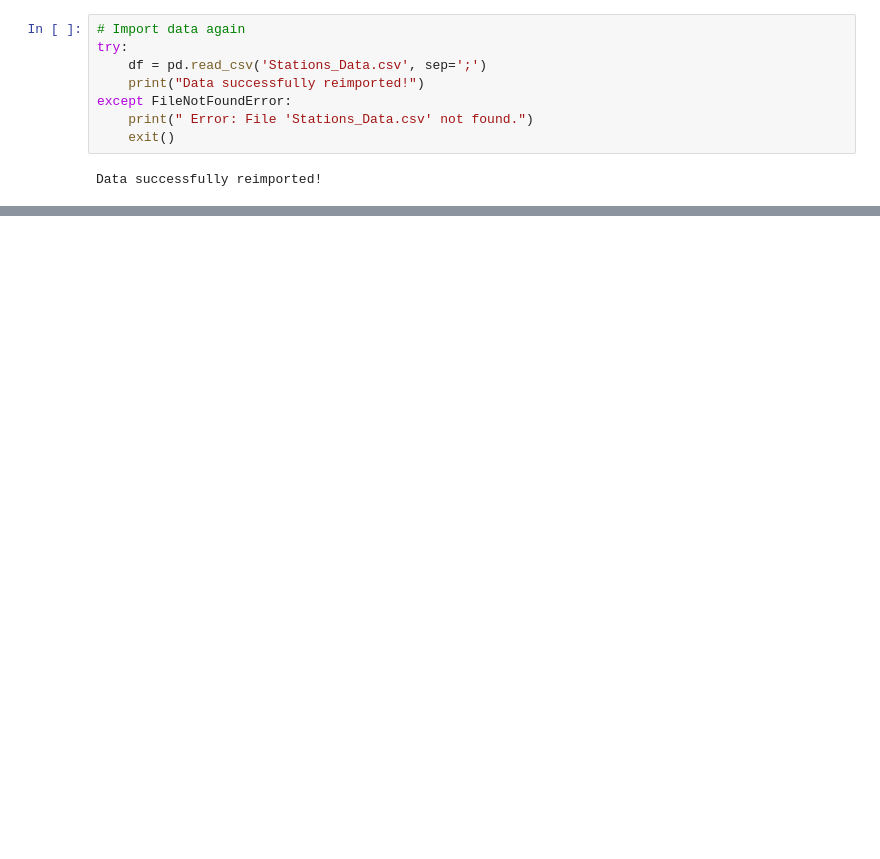
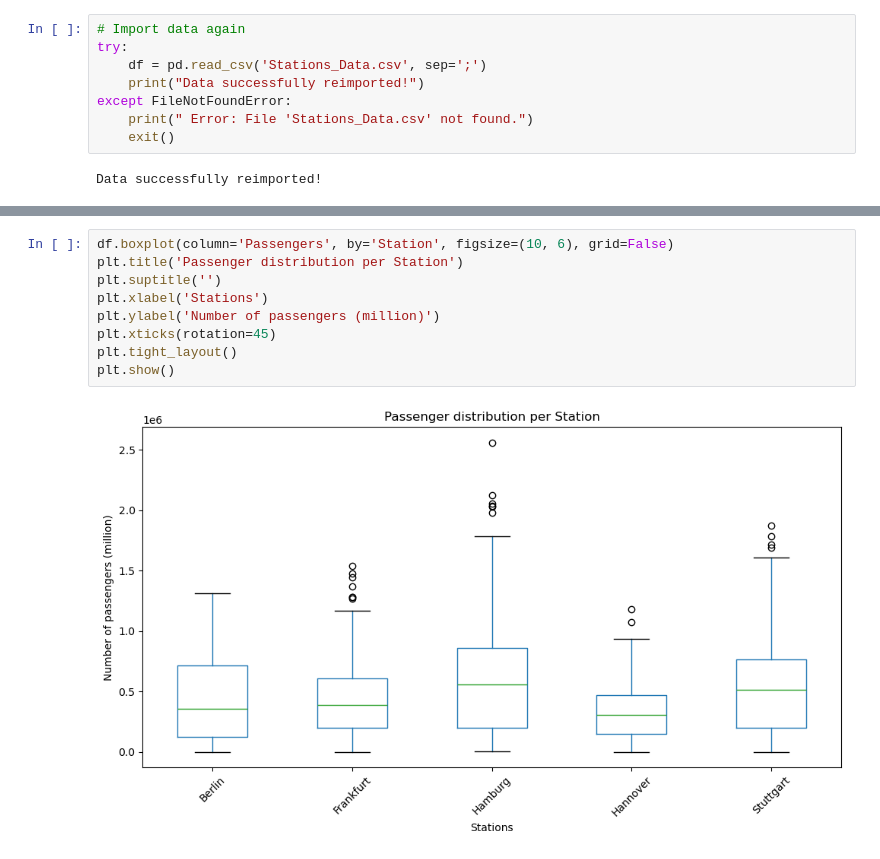
Before and after one commit to HenriqueSilva18/Railway-Network-Simulator, a Jupyter notebook: docs/matcp/us15/US15.ipynb, the cells around one changed output, grey strips where cells are left out. Saved outputs shown, nothing was run; the diff lists cells and outputs as text; blank space fills up the shorter version.

```diff
--- a/docs/matcp/us15/US15.ipynb
+++ b/docs/matcp/us15/US15.ipynb
@@ -328,0 +429,11 @@ Stuttgart  569075.24  511673.0           452219.37  1871333   610
+# %%
+df.boxplot(column='Passengers', by='Station', figsize=(10, 6), grid=False)
+plt.title('Passenger distribution per Station')
+plt.suptitle('')
+plt.xlabel('Stations')
+plt.ylabel('Number of passengers (million)')
+plt.xticks(rotation=45)
+plt.tight_layout()
+plt.show()
+# %% [output]
+[figure, added]
```
Also changed, not shown: parts of 7 cells of this notebook.
